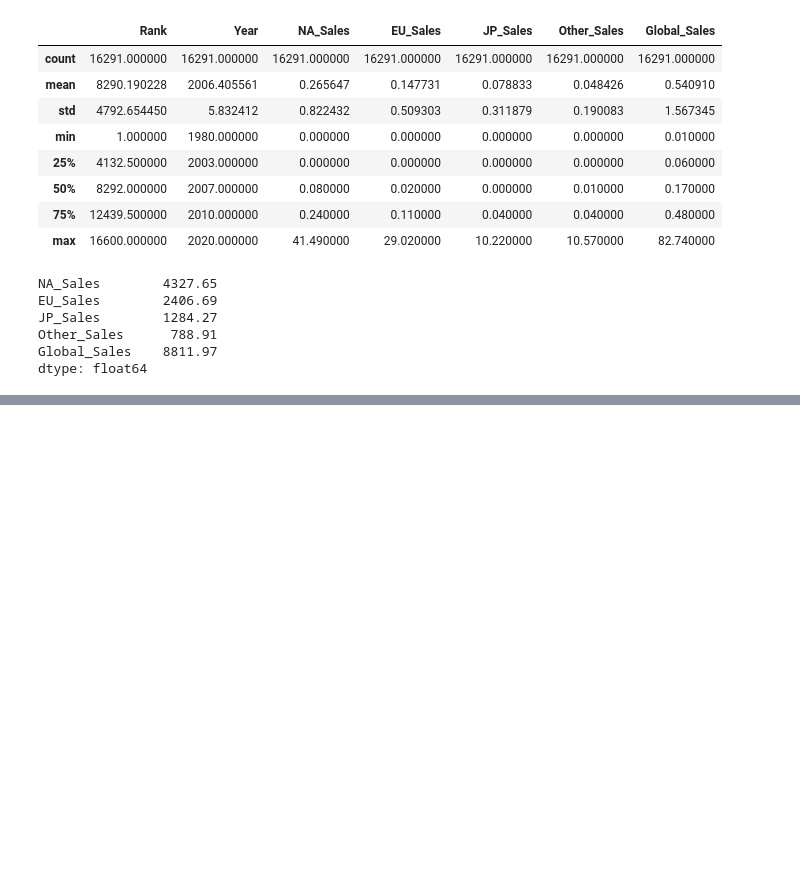
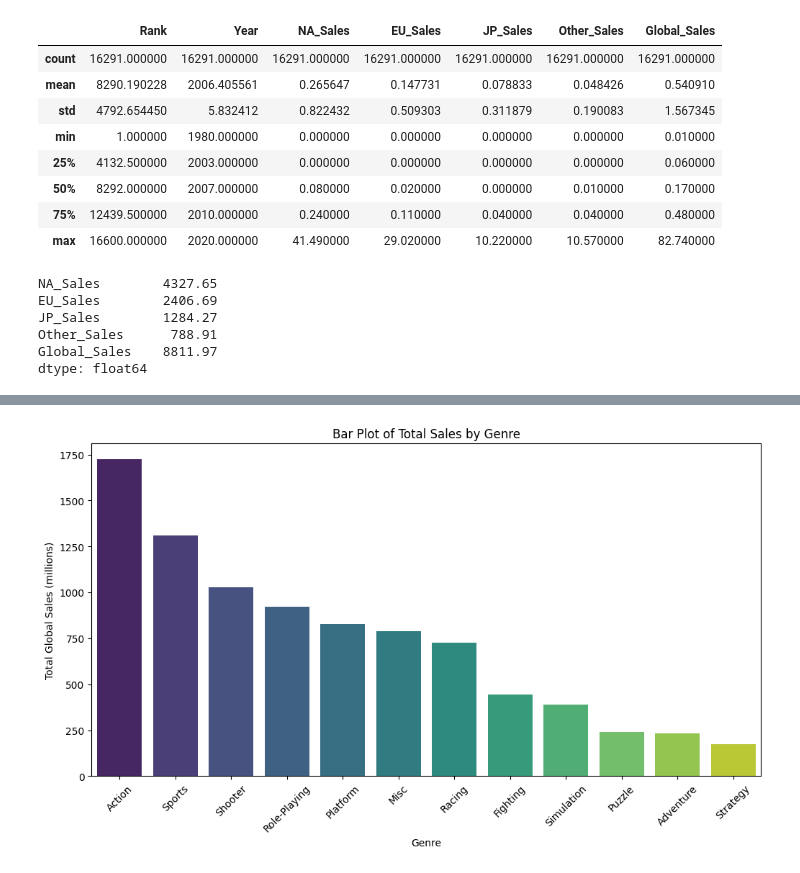
Before and after one commit to Muhammad-Nawaz/Week_4_Project, a Jupyter notebook: Video_Game_Sales.ipynb, the cells around one changed output, grey strips where cells are left out. Cells and saved outputs as stored; diff of their text form; code cells hidden in the pictures; blank space fills up the shorter version.

```diff
--- a/Video_Game_Sales.ipynb
+++ b/Video_Game_Sales.ipynb
@@ -110,0 +140,12 @@ dtype: float64
+# %%
+# Create a bar plot of total sales by genre
+plt.figure(figsize=(12, 6))
+genre_sales = vgsales_cleaned.groupby('Genre')['Global_Sales'].sum().sort_values(ascending=False)
+sns.barplot(x=genre_sales.index, y=genre_sales.values, hue=genre_sales.index, palette='viridis', legend=False)
+plt.xticks(rotation=45)
+plt.xlabel('Genre')
+plt.ylabel('Total Global Sales (millions)')
+plt.title('Bar Plot of Total Sales by Genre')
+plt.show()
+# %% [output]
+[figure, added]
```
Also changed, not shown: parts of 8 cells of this notebook.
